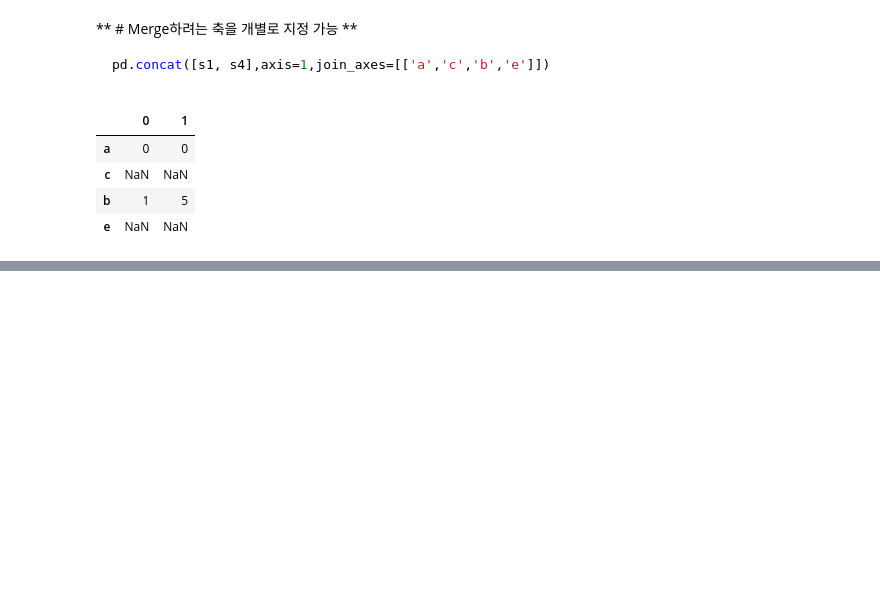
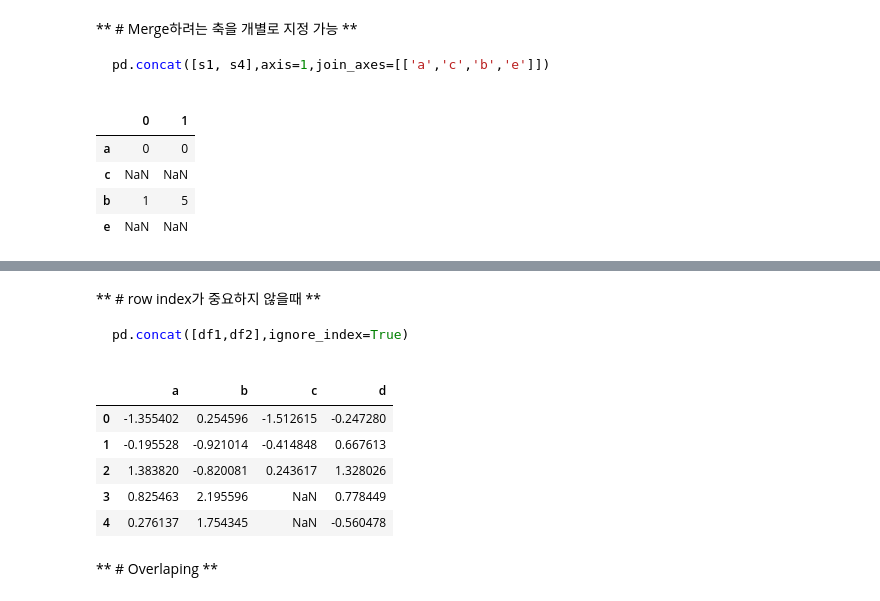
Before and after one commit to h3imdallr/TIL-datascience, a Jupyter notebook: DataWrangling.ipynb, the cells around one changed output, grey strips where cells are left out. Cells and saved outputs as stored; diff of their text form; code cells hidden in the pictures; blank space fills up the shorter version.

````diff
--- a/DataWrangling.ipynb
+++ b/DataWrangling.ipynb
@@ -397,0 +484,21 @@ pd.concat([s1, s4],axis=1,join_axes=[['a','c','b','e']])
+# %% [markdown]
+** # row index가 중요하지 않을때 **
+>
+```css
+pd.concat([df1,df2],ignore_index=True)
+```
+>
+# %%
+df1= pd.DataFrame(np.random.randn(3,4),columns = ['a','b','c','d'])
+df2= pd.DataFrame(np.random.randn(2,3),columns = ['b','d','a'])
+
+pd.concat([df1,df2],ignore_index=True)
+# %% [output]
+|  | a | b | c | d |
+| 0 | -1.355402 | 0.254596 | -1.512615 | -0.247280 |
+| 1 | -0.195528 | -0.921014 | -0.414848 | 0.667613 |
+| 2 | 1.383820 | -0.820081 | 0.243617 | 1.328026 |
+| 3 | 0.825463 | 2.195596 | NaN | 0.778449 |
+| 4 | 0.276137 | 1.754345 | NaN | -0.560478 |
+# %% [markdown]
+** # Overlaping **
````
Also changed, not shown: parts of 13 cells of this notebook.
